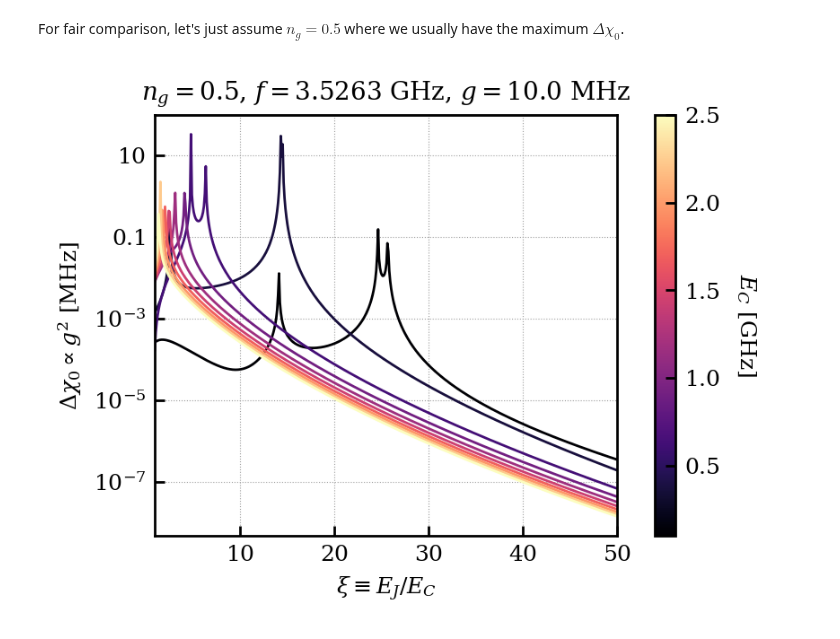
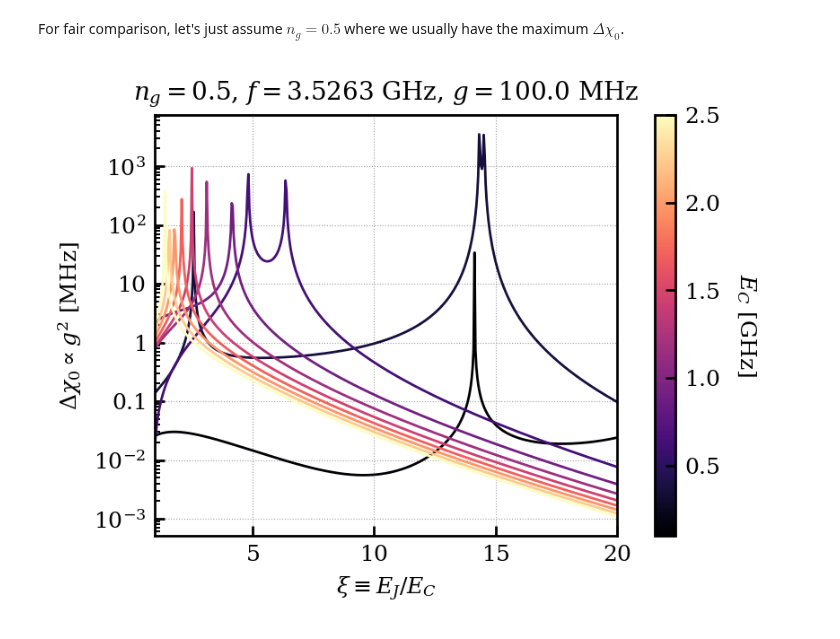
Before and after one commit to WashU-Astroparticle-Lab/qpd, a Jupyter notebook: ocs/std_analysis.ipynb, the cells around one changed output. Cells and saved outputs as stored; diff of their text form; code cells hidden in the pictures.

```diff
--- a/ocs/std_analysis.ipynb
+++ b/ocs/std_analysis.ipynb
@@ -195,5 +195,5 @@ with plt.style.context(OCS._style_path):
     sm = plt.cm.ScalarMappable(cmap=cmap, norm=norm)
     sm.set_array([])
     cbar = plt.colorbar(sm, ax=plt.gca())
-    cbar.set_label(r"$\Delta\chi_0$ [MHz]")
+    cbar.set_label(r"$\Delta\chi_0$ [Hz]")
 # %% [output]
@@ -301,7 +301,7 @@ with plt.style.context(OCS._style_path):
 # %%
 
 freqs = np.linspace(-3e5, 3e5, 2000) + fr
-delta_chi_0s = np.linspace(0, 0.0005e6, 11)[1:]
+delta_chi_0s = np.linspace(0, 0.5e6, 11)[1:]
 
 with plt.style.context(OCS._style_path):
     plt.figure(figsize=(4, 3))
@@ -329,7 +329,7 @@ with plt.style.context(OCS._style_path):
     sm = plt.cm.ScalarMappable(cmap=cmap, norm=norm)
     sm.set_array([])
     cbar = plt.colorbar(sm, ax=plt.gca())
-    cbar.set_label(r"$\Delta\chi_0$ [MHz]")
+    cbar.set_label(r"$\Delta\chi_0$ [Hz]")
 # %% [output]
 [figure]
 # %% [markdown]
@@ -417,9 +417,9 @@ For fair comparison, let's just assume $n_g=0.5$ where we usually have the maxim
 from ocs_transmon import OCS
 
 E_C_REFERENCE_Hz = 1.0e9
-COUPLING_G_REFERENCE_Hz = 10e6
+COUPLING_G_REFERENCE_Hz = 100e6
 
-xis = np.linspace(1, 50, 500)
+xis = np.linspace(1, 20, 500)
 delta_chi_0s = []
 for xi in xis:
     ocs = OCS(e_j_hz=E_C_REFERENCE_Hz*xi, e_c_hz=E_C_REFERENCE_Hz)
@@ -434,39 +434,39 @@ delta_chi_0s = np.array(delta_chi_0s)
 # %%
 with plt.style.context(OCS._style_path):
     fig, ax = plt.subplots(figsize=(4, 3))
-    xis = np.linspace(1, 50, 500)
+    xis = np.linspace(1, 20, 500)
     ec_values = np.linspace(0.1e9, 2.5e9, 10)
     cmap = cm.get_cmap('magma')
     norm = plt.Normalize(vmin=ec_values[0]/1e9,
                          vmax=ec_values[-1]/1e9)
     sm = cm.ScalarMappable(cmap=cmap, norm=norm)
     sm.set_array([])
 
     for idx, ec in enumerate(ec_values):
         delta_chi_0s = []
         for xi in xis:
             ocs = OCS(e_j_hz=ec*xi, e_c_hz=ec)
             delta_chi_0 = ocs.compute_delta_chi_0(
                 readout_freqs=fr,
                 offset_charges=0.5,
                 coupling_g_hz=COUPLING_G_REFERENCE_Hz,
                 num_levels=20
             )
             delta_chi_0s.append(np.abs(delta_chi_0[0,0]))
         delta_chi_0s = np.array(delta_chi_0s)
         color = cmap(norm(ec/1e9))
         ax.plot(xis, delta_chi_0s/1e6, color=color)
 
     cbar = plt.colorbar(sm, ax=ax)
     cbar.set_label(r'$E_C$ [GHz]', rotation=270, labelpad=15)
 
     ax.set_xlabel(r"$\xi\equiv E_J/E_C$")
     ax.set_ylabel(r"$\Delta \chi_0 \propto g^2$ [MHz]")
     ax.set_title(r"$n_g=0.5$, $f=$"+str(fr/1e9)+" GHz" +
                  ", $g=$"+str(COUPLING_G_REFERENCE_Hz/1e6)+" MHz")
     ax.set_yscale("log")
-    ax.set_xlim(1, 50)
+    ax.set_xlim(1, 20)
     ax.grid()
     plt.show()
 # %% [output]
-[figure, old version]
+[figure, new version]
```
Also changed, not shown: parts of 1 cell of this notebook.
